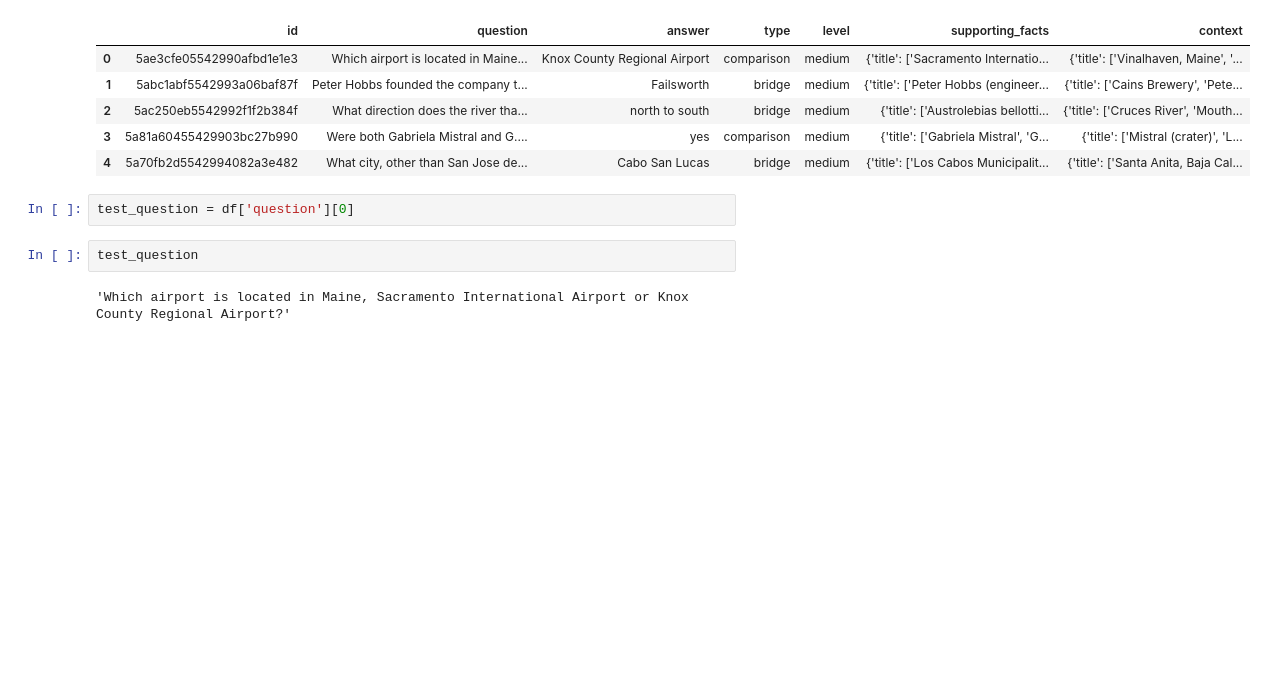
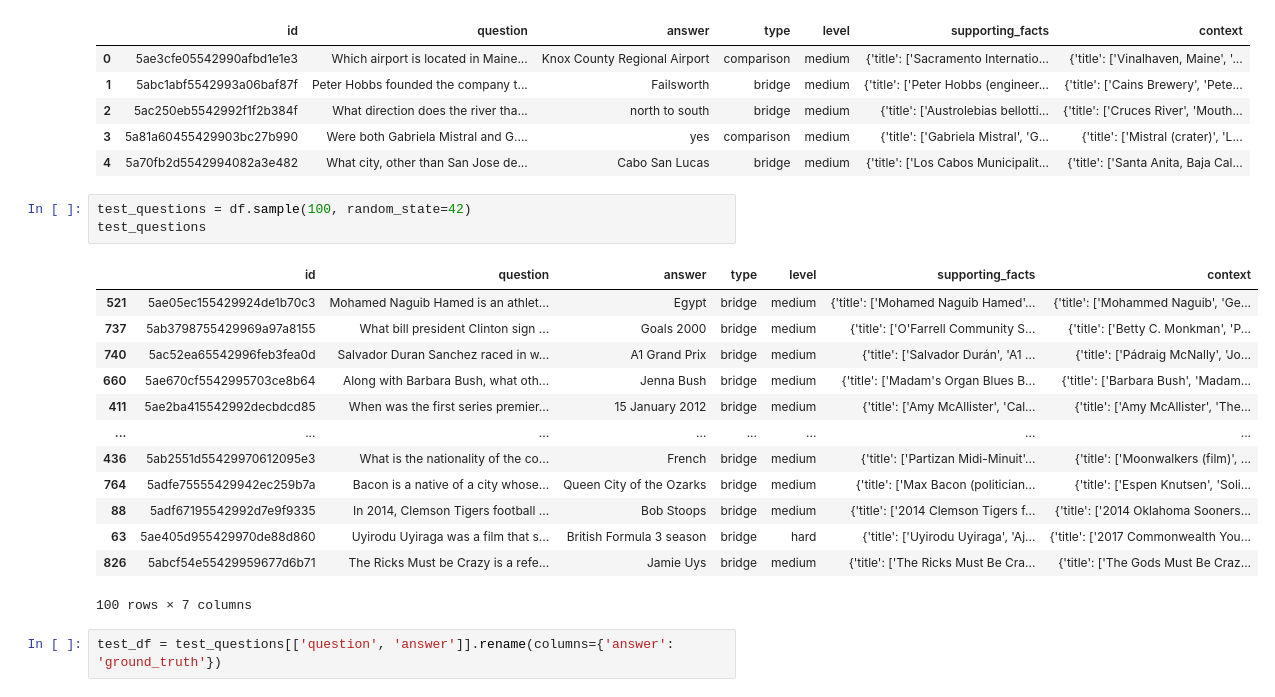
Before and after one commit to safakatakancelik/rag-system-00-and-eval, a Jupyter notebook: evaluation/prepare_test_responses.ipynb, the cells around one changed output. Saved outputs shown, nothing was run; the diff lists cells and outputs as text; blank space fills up the shorter version.

Commit message:
Implemented generating test responses to test further
Test response generation seem to be working. Before running on the full set, one evaluation run will be run on the generated csv.

```diff
--- a/evaluation/prepare_test_responses.ipynb
+++ b/evaluation/prepare_test_responses.ipynb
@@ -12,9 +14,22 @@ df.head()
 | 2 | 5ac250eb5542992f1f2b384f | What direction does the river tha... | north to south | bridge | medium | {'title': ['Austrolebias bellotti... | {'title': ['Cruces River', 'Mouth... |
 | 3 | 5a81a60455429903bc27b990 | Were both Gabriela Mistral and G.... | yes | comparison | medium | {'title': ['Gabriela Mistral', 'G... | {'title': ['Mistral (crater)', 'L... |
 | 4 | 5a70fb2d5542994082a3e482 | What city, other than San Jose de... | Cabo San Lucas | bridge | medium | {'title': ['Los Cabos Municipalit... | {'title': ['Santa Anita, Baja Cal... |
-# %%
-test_question = df['question'][0]
-# %%
-test_question
-# %% [output]
-'Which airport is located in Maine, Sacramento International Airport or Knox County Regional Airport?'
+# %%
+test_questions = df.sample(100, random_state=42)
+test_questions
+# %% [output]
+|  | id | question | answer | type | level | supporting_facts | context |
+| 521 | 5ae05ec155429924de1b70c3 | Mohamed Naguib Hamed is an athlet... | Egypt | bridge | medium | {'title': ['Mohamed Naguib Hamed'... | {'title': ['Mohammed Naguib', 'Ge... |
+| 737 | 5ab3798755429969a97a8155 | What bill president Clinton sign ... | Goals 2000 | bridge | medium | {'title': ['O'Farrell Community S... | {'title': ['Betty C. Monkman', 'P... |
+| 740 | 5ac52ea65542996feb3fea0d | Salvador Duran Sanchez raced in w... | A1 Grand Prix | bridge | medium | {'title': ['Salvador Durán', 'A1 ... | {'title': ['Pádraig McNally', 'Jo... |
+| 660 | 5ae670cf5542995703ce8b64 | Along with Barbara Bush, what oth... | Jenna Bush | bridge | medium | {'title': ['Madam's Organ Blues B... | {'title': ['Barbara Bush', 'Madam... |
+| 411 | 5ae2ba415542992decbdcd85 | When was the first series premier... | 15 January 2012 | bridge | medium | {'title': ['Amy McAllister', 'Cal... | {'title': ['Amy McAllister', 'The... |
+| ... | ... | ... | ... | ... | ... | ... | ... |
+| 436 | 5ab2551d55429970612095e3 | What is the nationality of the co... | French | bridge | medium | {'title': ['Partizan Midi-Minuit'... | {'title': ['Moonwalkers (film)', ... |
+| 764 | 5adfe75555429942ec259b7a | Bacon is a native of a city whose... | Queen City of the Ozarks | bridge | medium | {'title': ['Max Bacon (politician... | {'title': ['Espen Knutsen', 'Soli... |
+| 88 | 5adf67195542992d7e9f9335 | In 2014, Clemson Tigers football ... | Bob Stoops | bridge | medium | {'title': ['2014 Clemson Tigers f... | {'title': ['2014 Oklahoma Sooners... |
+| 63 | 5ae405d955429970de88d860 | Uyirodu Uyiraga was a film that s... | British Formula 3 season | bridge | hard | {'title': ['Uyirodu Uyiraga', 'Aj... | {'title': ['2017 Commonwealth You... |
+| 826 | 5abcf54e55429959677d6b71 | The Ricks Must be Crazy is a refe... | Jamie Uys | bridge | medium | {'title': ['The Ricks Must Be Cra... | {'title': ['The Gods Must Be Craz... |
+100 rows × 7 columns
+# %%
+test_df = test_questions[['question', 'answer']].rename(columns={'answer': 'ground_truth'})
```
Also changed, not shown: parts of 16 cells of this notebook, 3 other files.
